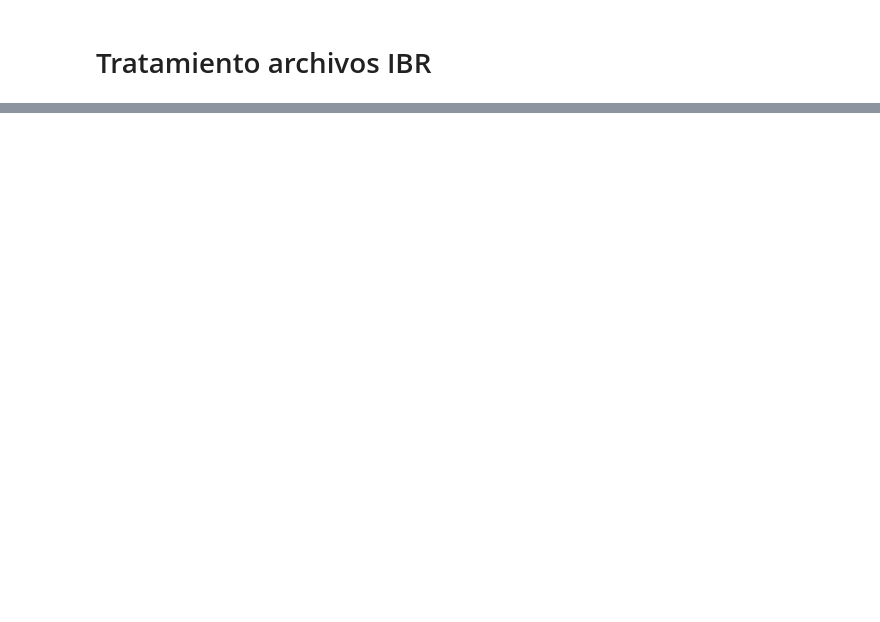
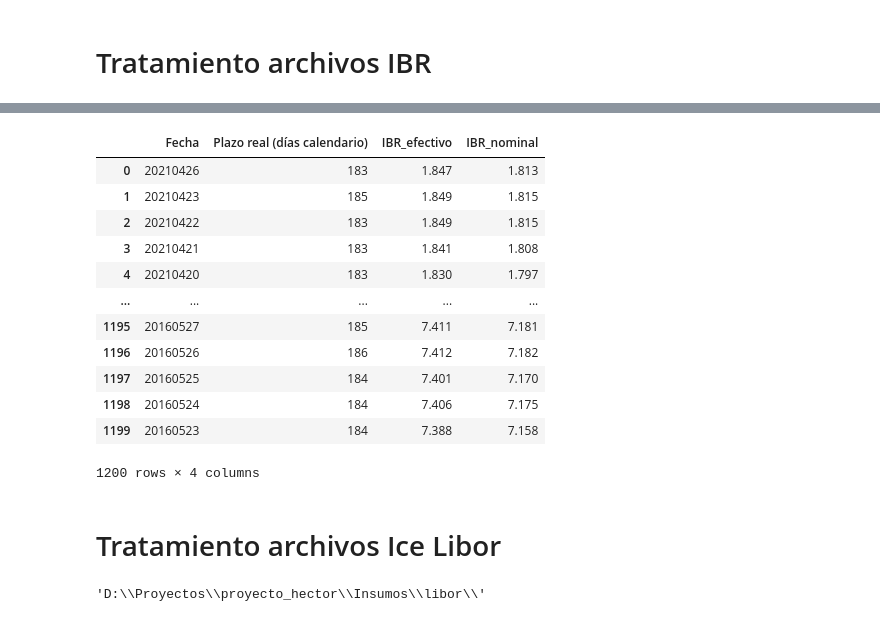
Before and after one commit to egonza21/proyecto_derivados, a Jupyter notebook: proyecto_derivados.ipynb, the cells around one changed output, grey strips where cells are left out. Drawn from its saved outputs; the diff is of its cells as text; code cells hidden in the pictures; blank space fills up the shorter version.

```diff
--- a/proyecto_derivados.ipynb
+++ b/proyecto_derivados.ipynb
@@ -261 +302,18 @@ r.dtypes
+# %%
+ibr_semestral = clean_ibr_df(r'C:\Users\Efra\Downloads\1.5.IBR_Plazo seis meses nominal para un rango de fechas dado IQY.xlsx')
+ibr_semestral
+# %% [output]
+|  | Fecha | Plazo real (días calendario) | IBR_efectivo | IBR_nominal |
+| 0 | 20210426 | 183 | 1.847 | 1.813 |
+| 1 | 20210423 | 185 | 1.849 | 1.815 |
+| 2 | 20210422 | 183 | 1.849 | 1.815 |
+| 3 | 20210421 | 183 | 1.841 | 1.808 |
+| 4 | 20210420 | 183 | 1.830 | 1.797 |
+| ... | ... | ... | ... | ... |
+| 1195 | 20160527 | 185 | 7.411 | 7.181 |
+| 1196 | 20160526 | 186 | 7.412 | 7.182 |
+| 1197 | 20160525 | 184 | 7.401 | 7.170 |
+| 1198 | 20160524 | 184 | 7.406 | 7.175 |
+| 1199 | 20160523 | 184 | 7.388 | 7.158 |
+1200 rows × 4 columns
 # %%
@@ -263,0 +322,10 @@ pd.set_option('display.min_rows', None)
+# %% [markdown]
+# Tratamiento archivos Ice Libor
+# %%
+# Leemos la ruta donde se encuentra el proyecto
+path = os.getcwd()
+# Le anadimos la parte de los insumos
+dir_insumos = path + '\Insumos\libor\\'
+dir_insumos
+# %% [output]
+'D:\\Proyectos\\proyecto_hector\\Insumos\\libor\\'
```
Also changed, not shown: parts of 17 cells of this notebook.
